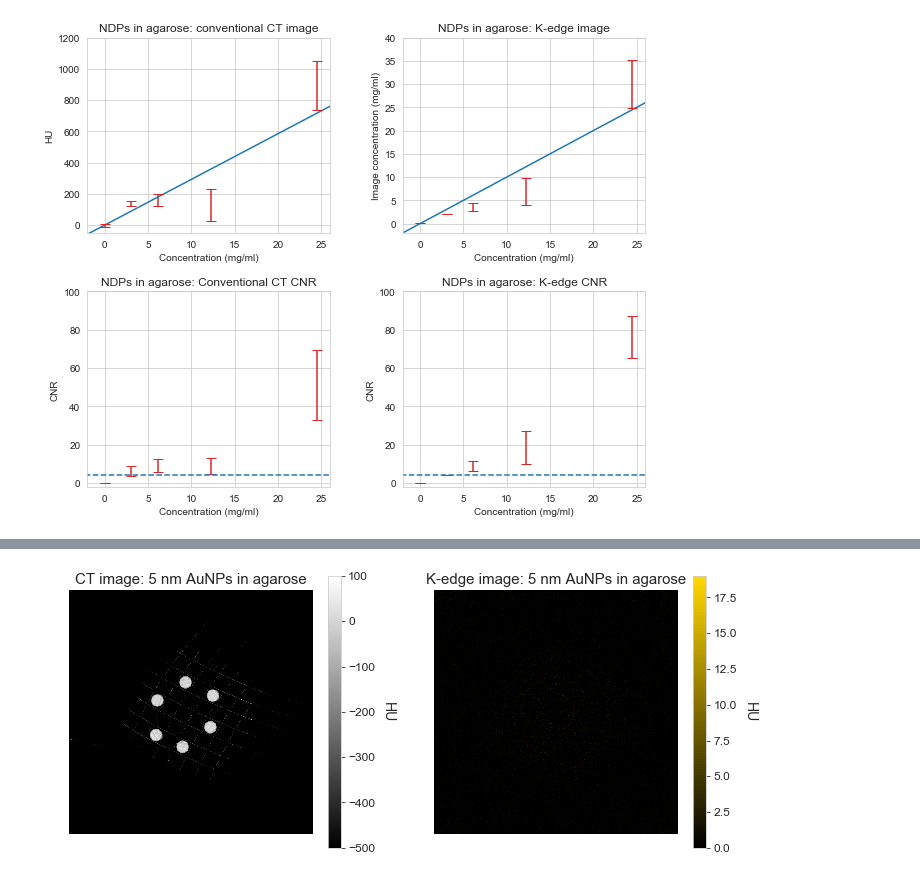
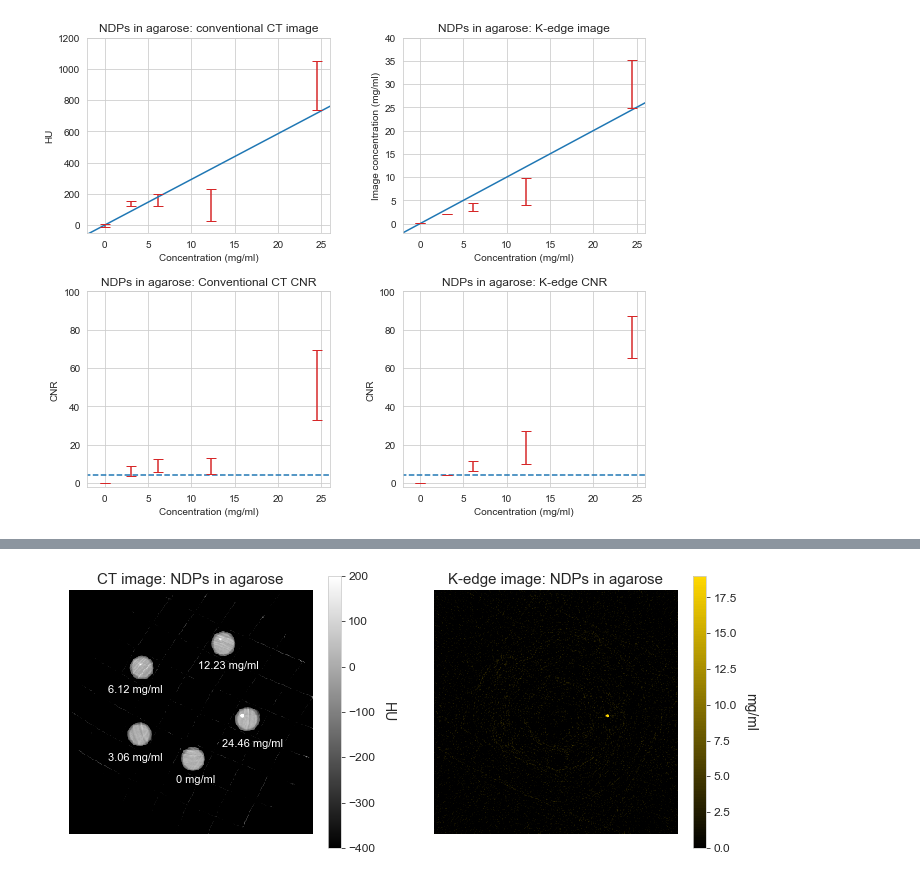
Before and after one commit to drichts/Reconstruction, a Jupyter notebook: Collaborations/Toronto/toronto_plots.ipynb, the cells around one changed output, grey strips where cells are left out. Drawn from its saved outputs; the diff is of its cells as text; code cells hidden in the pictures.

```diff
--- a/Collaborations/Toronto/toronto_plots.ipynb
+++ b/Collaborations/Toronto/toronto_plots.ipynb
@@ -486,42 +671,52 @@ import matplotlib.pyplot as plt
 import matplotlib.colors as colors
 
 directory = r'D:\OneDrive - University of Victoria\Research\LDA Data\21-03-11_CT_AuNPs'
-folder9 = 'phantom_scan_9'  # 5 nm in agarose
+folder12 = 'phantom_scan_12'  # NDP in agarose
 
-ct = np.load(os.path.join(directory, folder9, 'Norm CT', 'CT_norm.npy'))[2]
-kct = np.load(os.path.join(directory, folder9, 'Norm CT', 'K-edge_Au.npy'))
+ct = np.load(os.path.join(directory, folder12, 'Norm CT', 'CT_norm.npy'))[2]
+kct = np.load(os.path.join(directory, folder12, 'Norm CT', 'K-edge_Au.npy'))
 kct[kct < 0] = 0  # Can't have negative concentrations
 
 # Name
-name = f'5 nm AuNPs in agarose'
+name = f'NDPs in agarose'
 
 # A good slice
-z = 12
+z = 14
 
 # Creat gold colormap
 nbins = 100
 c3 = (1, 0.843, 0)
 gray_val = 0
 gray_list = (gray_val, gray_val, gray_val)
 c2_rng = [gray_list, c3]
 cmap2 = colors.LinearSegmentedColormap.from_list('G78', c2_rng, N=nbins)
 
 fig, ax = plt.subplots(1, 2, figsize=(12, 5))
 ax[0].axis('off')
 ax[1].axis('off')
 
-im0 = ax[0].imshow(ct[12], cmap='gray', vmin=-500, vmax=100)
+im0 = ax[0].imshow(ct[z, 138:430, 138:430], cmap='gray', vmin=-400, vmax=200)
 ax[0].set_title(f'CT image: {name}', fontsize=15)
 cbar0 = fig.colorbar(im0, ax=ax[0])
 cbar0.ax.set_ylabel('HU', fontsize=14, labelpad=20, rotation=-90)
 cbar0.ax.tick_params(labelsize=12)
+ax[0].annotate('3.06 mg/ml', (0.16, 0.31), color='white',
+             xycoords='axes fraction', va='center', fontsize=11)
+ax[0].annotate('6.12 mg/ml', (0.16, 0.59), color='white',
+             xycoords='axes fraction', va='center', fontsize=11)
+ax[0].annotate('12.23 mg/ml', (0.53, 0.69), color='white',
+             xycoords='axes fraction', va='center', fontsize=11)
+ax[0].annotate('24.46 mg/ml', (0.63, 0.37), color='white',
+             xycoords='axes fraction', va='center', fontsize=11)
+ax[0].annotate('0 mg/ml', (0.44, 0.22), color='white',
+             xycoords='axes fraction', va='center', fontsize=11)
 
-im1 = ax[1].imshow(kct[12], cmap=cmap2, vmin=0, vmax=19)
+im1 = ax[1].imshow(kct[z, 138:430, 138:430], cmap=cmap2, vmin=0, vmax=19)
 ax[1].set_title(f'K-edge image: {name}', fontsize=15)
 cbar1 = fig.colorbar(im1, ax=ax[1])
-cbar1.ax.set_ylabel('HU', fontsize=14, labelpad=20, rotation=-90)
+cbar1.ax.set_ylabel('mg/ml', fontsize=14, labelpad=20, rotation=-90)
 cbar1.ax.tick_params(labelsize=12)
 fig.show()
-fig.savefig(os.path.join(directory, f'{name}.png'), dpi=500)
+fig.savefig(os.path.join(directory, f'{name}_slice{z}.png'), dpi=500)
 # %% [output]
-[figure, old version]
+[figure, new version]
```
Also changed, not shown: parts of 10 cells of this notebook.
